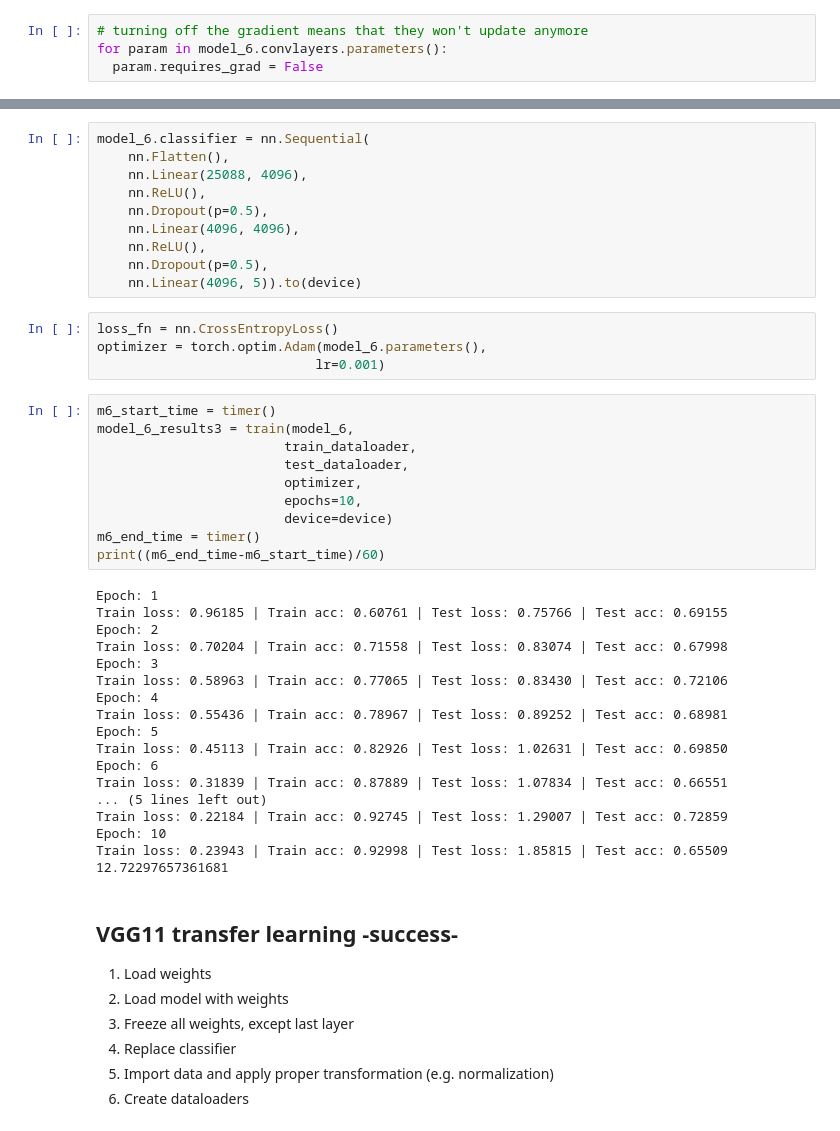
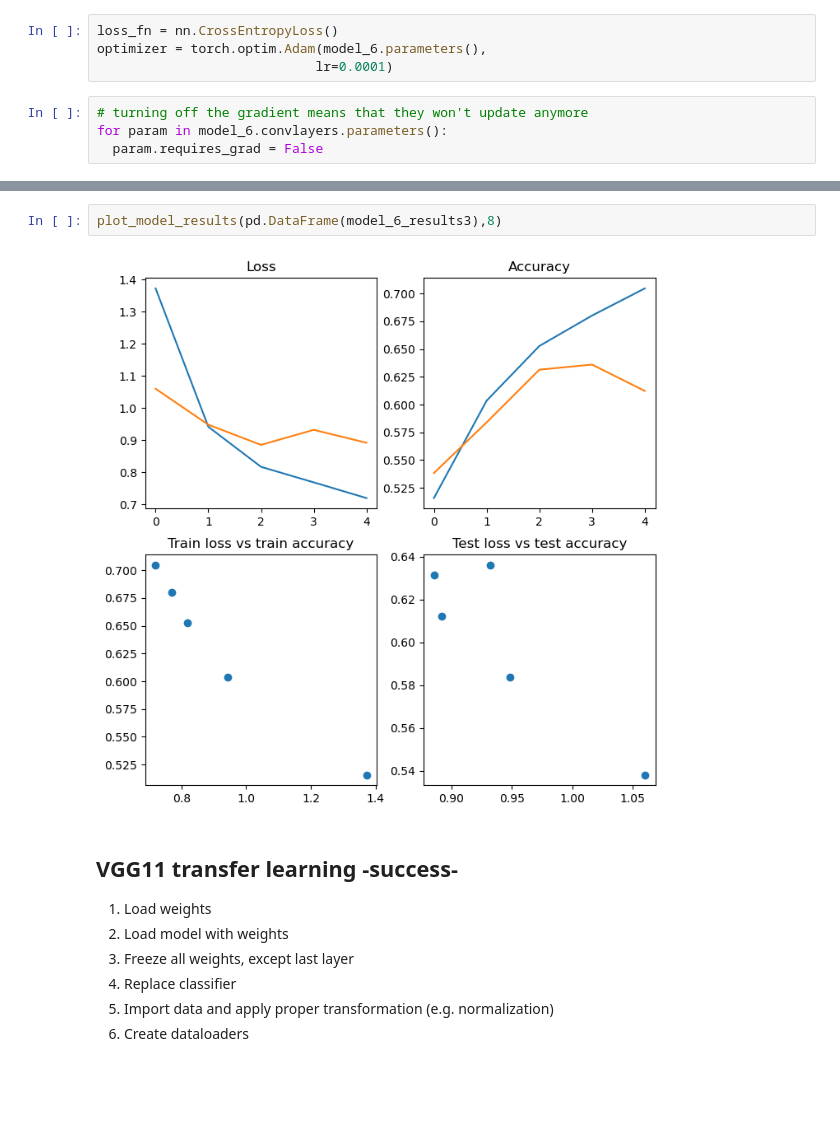
Before and after one commit to neddanedda/PyTorch_course, a Jupyter notebook: Flowers_five_classes.ipynb, the cells around one changed output, grey strips where cells are left out. Cells and saved outputs as stored; diff of their text form; blank space fills up the shorter version.

```diff
--- a/Flowers_five_classes.ipynb
+++ b/Flowers_five_classes.ipynb
@@ -1454,3 +1520,7 @@ model_6.classifier = nn.Sequential(
+# %%
+loss_fn = nn.CrossEntropyLoss()
+optimizer = torch.optim.Adam(model_6.parameters(),
+                            lr=0.0001)
 # %%
 # turning off the gradient means that they won't update anymore
 for param in model_6.convlayers.parameters():
@@ -1528,45 +1545,7 @@ len(train_dataloader)
-# %%
-model_6.classifier = nn.Sequential(
-    nn.Flatten(),
-    nn.Linear(25088, 4096),
-    nn.ReLU(),
-    nn.Dropout(p=0.5),
-    nn.Linear(4096, 4096),
-    nn.ReLU(),
-    nn.Dropout(p=0.5),
-    nn.Linear(4096, 5)).to(device)
-# %%
-loss_fn = nn.CrossEntropyLoss()
-optimizer = torch.optim.Adam(model_6.parameters(),
-                            lr=0.001)
-# %%
-m6_start_time = timer()
-model_6_results3 = train(model_6,
-                        train_dataloader,
-                        test_dataloader,
-                        optimizer,
-                        epochs=10,
-                        device=device)
-m6_end_time = timer()
-print((m6_end_time-m6_start_time)/60)
-# %% [output]
-Epoch: 1
-Train loss: 0.96185 | Train acc: 0.60761 | Test loss: 0.75766 | Test acc: 0.69155
-Epoch: 2
-Train loss: 0.70204 | Train acc: 0.71558 | Test loss: 0.83074 | Test acc: 0.67998
-Epoch: 3
-Train loss: 0.58963 | Train acc: 0.77065 | Test loss: 0.83430 | Test acc: 0.72106
-Epoch: 4
-Train loss: 0.55436 | Train acc: 0.78967 | Test loss: 0.89252 | Test acc: 0.68981
-Epoch: 5
-Train loss: 0.45113 | Train acc: 0.82926 | Test loss: 1.02631 | Test acc: 0.69850
-Epoch: 6
-Train loss: 0.31839 | Train acc: 0.87889 | Test loss: 1.07834 | Test acc: 0.66551
-... (5 lines left out)
-Train loss: 0.22184 | Train acc: 0.92745 | Test loss: 1.29007 | Test acc: 0.72859
-Epoch: 10
-Train loss: 0.23943 | Train acc: 0.92998 | Test loss: 1.85815 | Test acc: 0.65509
-12.72297657361681
+# %%
+plot_model_results(pd.DataFrame(model_6_results3),8)
+# %% [output]
+[figure, added]
 # %% [markdown]
 ## VGG11 transfer learning -**success**-
 
```
Also changed, not shown: parts of 54 cells of this notebook.
